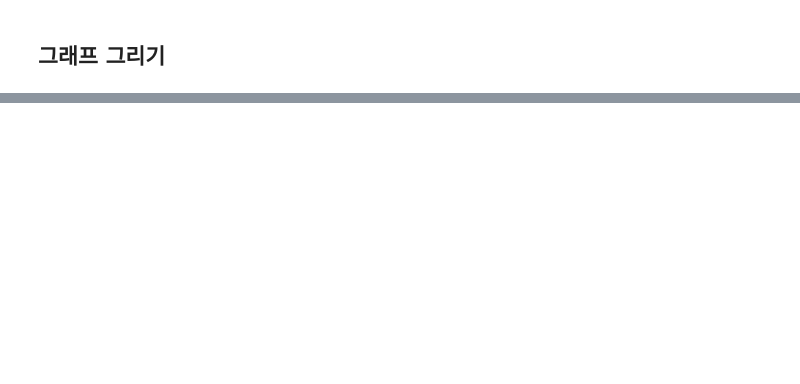
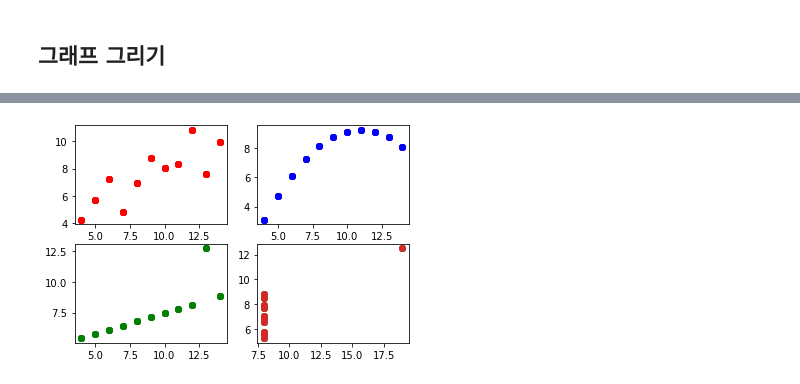
Before and after one commit to hk918216/Pandas, a Jupyter notebook: 03_그래프 그리기.ipynb, the cells around one changed output, grey strips where cells are left out. Saved outputs shown, nothing was run; the diff lists cells and outputs as text; code cells hidden in the pictures; blank space fills up the shorter version.

```diff
--- a/03_그래프 그리기.ipynb
+++ b/03_그래프 그리기.ipynb
@@ -23,0 +70,9 @@ ImportError: DLL load failed while importing _arpack: 지정된 프로시저를
+# %%
+axes1.plot(dataset_1['x'],dataset_1['y'],'ro') # row, col, index
+axes2.plot(dataset_2['x'],dataset_2['y'],'bo')
+axes3.plot(dataset_3['x'],dataset_3['y'],'go')
+axes4.plot(dataset_4['x'],dataset_4['y'],'o')
+
+fig
+# %% [output]
+[figure, added]
```
Also changed, not shown: parts of 6 cells of this notebook.
